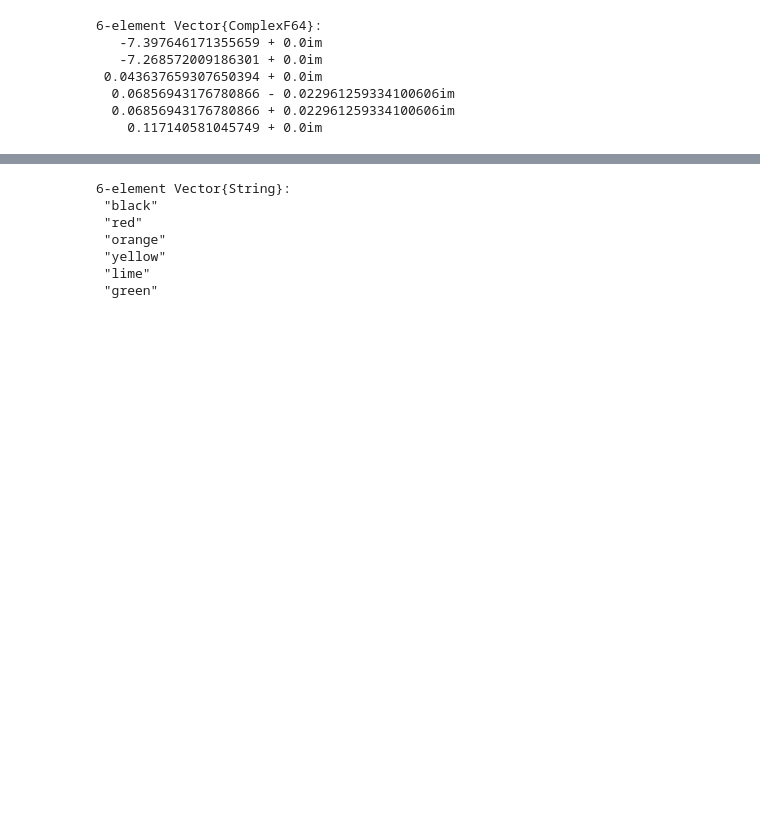
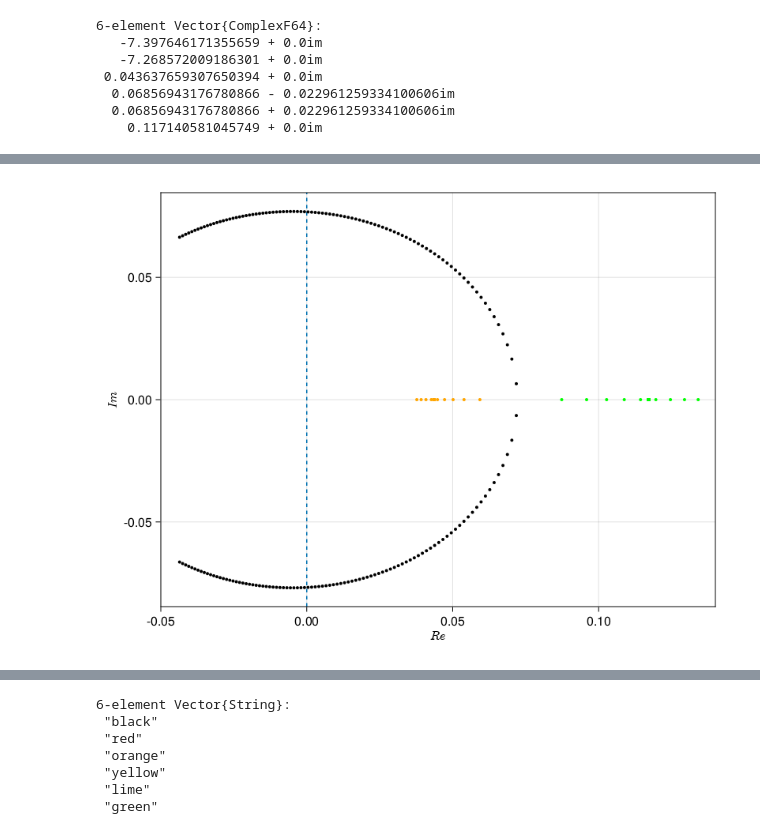
Before and after one commit to SergeyNovak777/dynamical-systems, a Jupyter notebook: Hindmarrh Rose/attractors/FixedPoints.ipynb, the cells around one changed output, grey strips where cells are left out. Saved outputs shown, nothing was run; the diff lists cells and outputs as text; code cells hidden in the pictures; blank space fills up the shorter version.

```diff
--- a/Hindmarrh Rose/attractors/FixedPoints.ipynb
+++ b/Hindmarrh Rose/attractors/FixedPoints.ipynb
@@ -333,0 +244,6 @@ Im second pair: 0.0
+# %%
+# from 1.0 to 0.0
+xlims!(-0.05, 0.14)
+f
+# %% [output]
+[figure, added]
```
Also changed, not shown: parts of 20 cells of this notebook, 1 other file.
